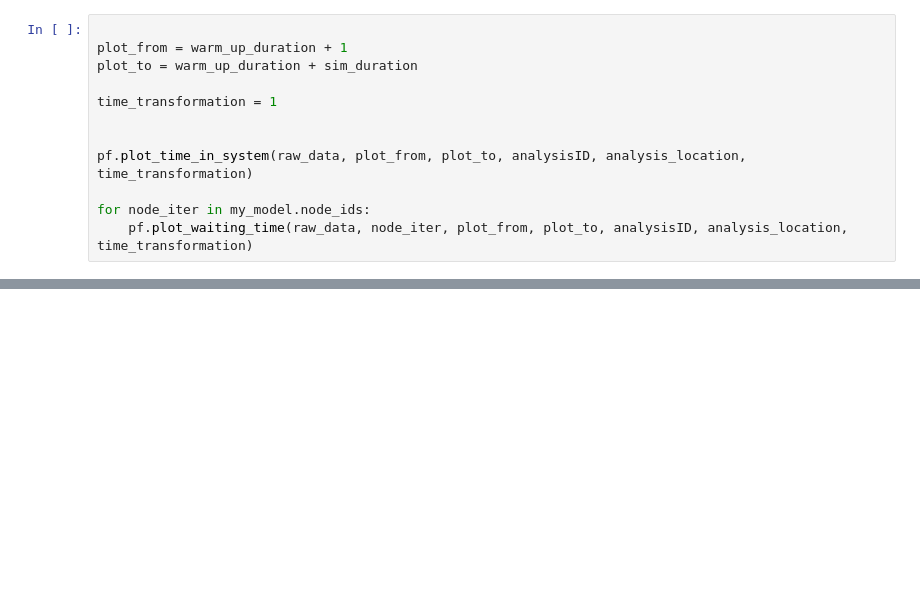
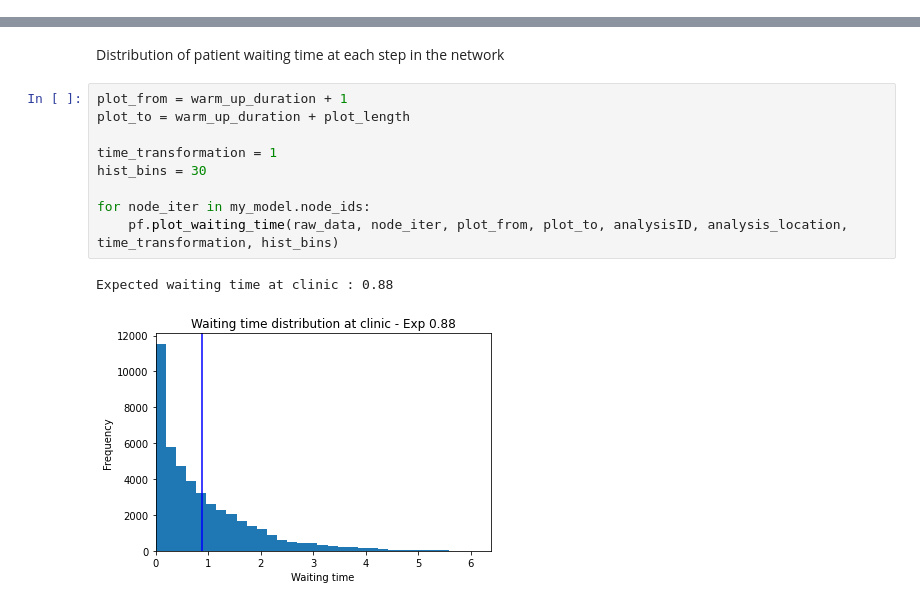
Before and after one commit to zmek/queue_network_simulator, a Jupyter notebook: main.ipynb, the cells around one changed output, grey strips where cells are left out. Cells and saved outputs as stored; diff of their text form; blank space fills up the shorter version.

```diff
--- a/main.ipynb
+++ b/main.ipynb
@@ -84,12 +84,0 @@ Plot and save results
-# %%
-
-plot_from = warm_up_duration + 1
-plot_to = warm_up_duration + sim_duration
-
-time_transformation = 1
-
-
-pf.plot_time_in_system(raw_data, plot_from, plot_to, analysisID, analysis_location, time_transformation)
-
-for node_iter in my_model.node_ids:
-    pf.plot_waiting_time(raw_data, node_iter, plot_from, plot_to, analysisID, analysis_location, time_transformation)
@@ -128,0 +109,14 @@ raw_data
+# %% [markdown]
+Distribution of patient waiting time at each step in the network
+# %%
+plot_from = warm_up_duration + 1
+plot_to = warm_up_duration + plot_length
+
+time_transformation = 1
+hist_bins = 30
+
+for node_iter in my_model.node_ids:
+    pf.plot_waiting_time(raw_data, node_iter, plot_from, plot_to, analysisID, analysis_location, time_transformation, hist_bins)
+# %% [output]
+Expected waiting time at clinic : 0.88
+[figure, added]
```
Also changed, not shown: parts of 22 cells of this notebook, 53 other files.
